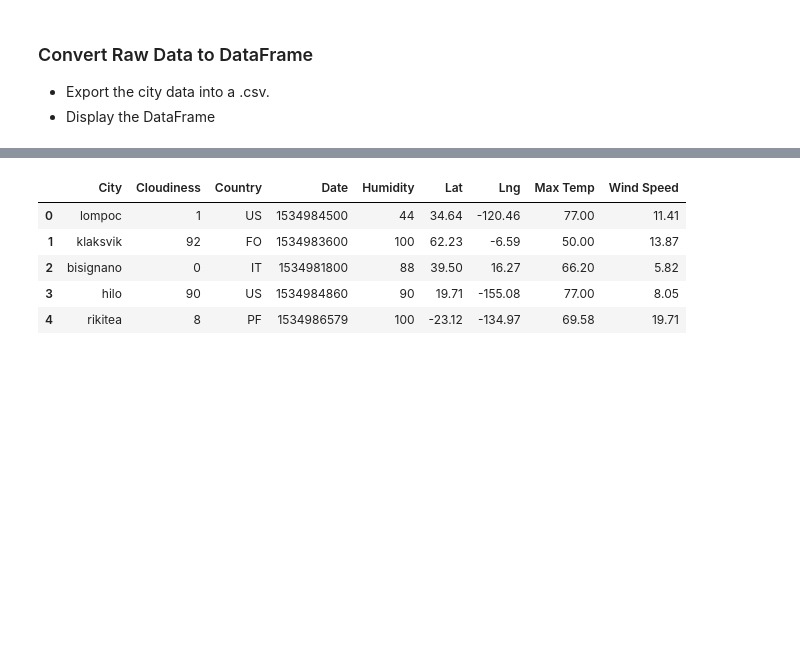
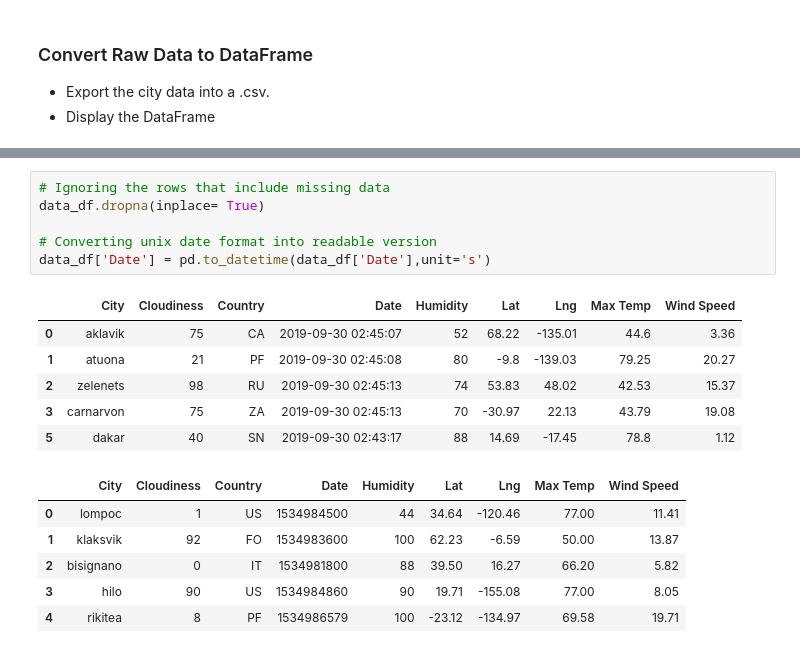
Before and after one commit to ahmedgurbuz/SMU_Assignments, a Jupyter notebook: Unit_06_API/WeatherPy.ipynb, the cells around one changed output, grey strips where cells are left out. Cells and saved outputs as stored; diff of their text form; blank space fills up the shorter version.

```diff
--- a/Unit_06_API/WeatherPy.ipynb
+++ b/Unit_06_API/WeatherPy.ipynb
@@ -158,3 +157,16 @@ dtype: int64
+# %%
+# Ignoring the rows that include missing data
+data_df.dropna(inplace= True)
+
+# Converting unix date format into readable version
+data_df['Date'] = pd.to_datetime(data_df['Date'],unit='s')
+# %% [output]
+|  | City | Cloudiness | Country | Date | Humidity | Lat | Lng | Max Temp | Wind Speed |
+| 0 | aklavik | 75 | CA | 2019-09-30 02:45:07 | 52 | 68.22 | -135.01 | 44.6 | 3.36 |
+| 1 | atuona | 21 | PF | 2019-09-30 02:45:08 | 80 | -9.8 | -139.03 | 79.25 | 20.27 |
+| 2 | zelenets | 98 | RU | 2019-09-30 02:45:13 | 74 | 53.83 | 48.02 | 42.53 | 15.37 |
+| 3 | carnarvon | 75 | ZA | 2019-09-30 02:45:13 | 70 | -30.97 | 22.13 | 43.79 | 19.08 |
+| 5 | dakar | 40 | SN | 2019-09-30 02:43:17 | 88 | 14.69 | -17.45 | 78.8 | 1.12 |
 # %%
 # %% [output]
 |  | City | Cloudiness | Country | Date | Humidity | Lat | Lng | Max Temp | Wind Speed |
```
Also changed, not shown: parts of 14 cells of this notebook.
